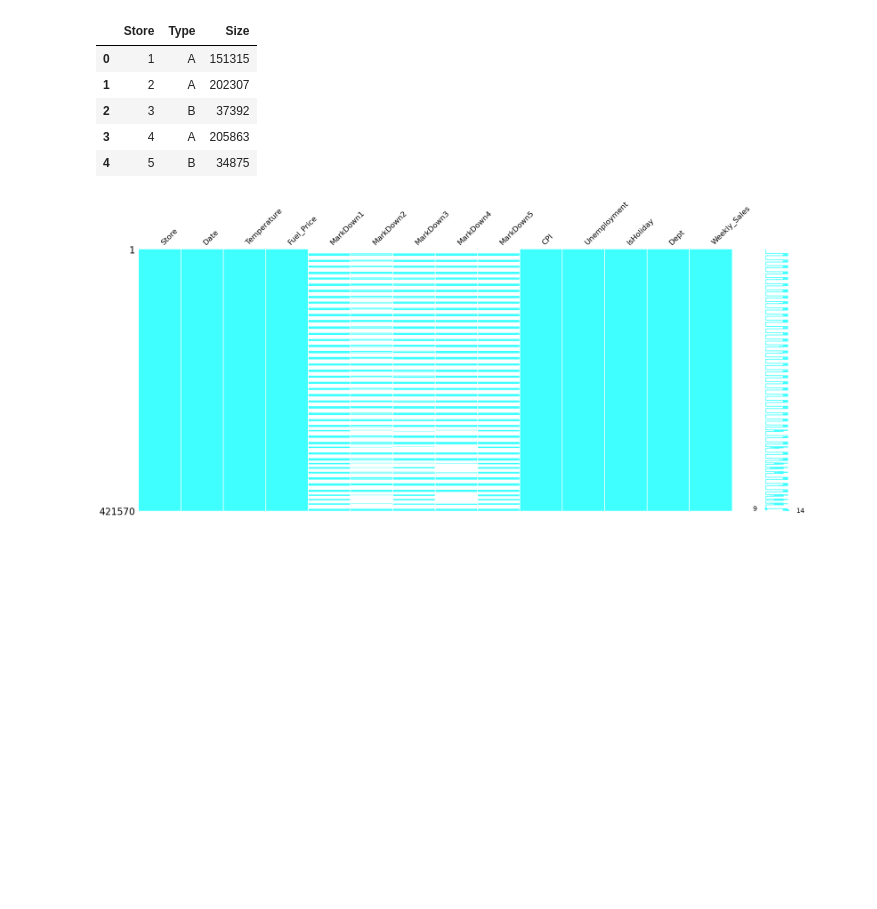
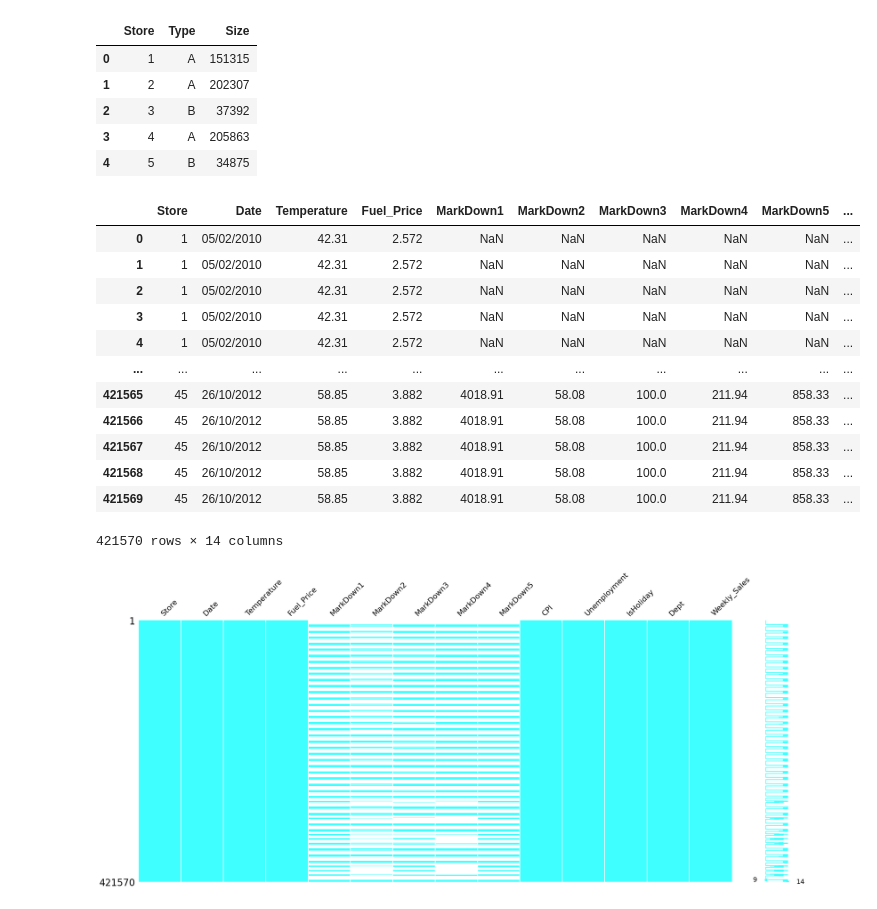
Before and after one commit to tanzhu91/Retail-Data-Analytics, a Jupyter notebook: notebooks/retail_data_analysis.ipynb, the cells around one changed output. Cells and saved outputs as stored; diff of their text form; code cells hidden in the pictures; blank space fills up the shorter version.

```diff
--- a/notebooks/retail_data_analysis.ipynb
+++ b/notebooks/retail_data_analysis.ipynb
@@ -35,6 +35,21 @@ stores.head()
 | 4 | 5 | B | 34875 |
 # %%
 data = pd.merge(features,sales, on = ['Store','Date','IsHoliday'], how='inner')
+data
+# %% [output]
+|  | Store | Date | Temperature | Fuel_Price | MarkDown1 | MarkDown2 | MarkDown3 | MarkDown4 | MarkDown5 | ... |
+| 0 | 1 | 05/02/2010 | 42.31 | 2.572 | NaN | NaN | NaN | NaN | NaN | ... |
+| 1 | 1 | 05/02/2010 | 42.31 | 2.572 | NaN | NaN | NaN | NaN | NaN | ... |
+| 2 | 1 | 05/02/2010 | 42.31 | 2.572 | NaN | NaN | NaN | NaN | NaN | ... |
+| 3 | 1 | 05/02/2010 | 42.31 | 2.572 | NaN | NaN | NaN | NaN | NaN | ... |
+| 4 | 1 | 05/02/2010 | 42.31 | 2.572 | NaN | NaN | NaN | NaN | NaN | ... |
+| ... | ... | ... | ... | ... | ... | ... | ... | ... | ... | ... |
+| 421565 | 45 | 26/10/2012 | 58.85 | 3.882 | 4018.91 | 58.08 | 100.0 | 211.94 | 858.33 | ... |
+| 421566 | 45 | 26/10/2012 | 58.85 | 3.882 | 4018.91 | 58.08 | 100.0 | 211.94 | 858.33 | ... |
+| 421567 | 45 | 26/10/2012 | 58.85 | 3.882 | 4018.91 | 58.08 | 100.0 | 211.94 | 858.33 | ... |
+| 421568 | 45 | 26/10/2012 | 58.85 | 3.882 | 4018.91 | 58.08 | 100.0 | 211.94 | 858.33 | ... |
+| 421569 | 45 | 26/10/2012 | 58.85 | 3.882 | 4018.91 | 58.08 | 100.0 | 211.94 | 858.33 | ... |
+421570 rows × 14 columns
 # %%
 msno.matrix(data,figsize=(25, 10),
     width_ratios=(15, 1),
```
Also changed, not shown: parts of 3 cells of this notebook.
